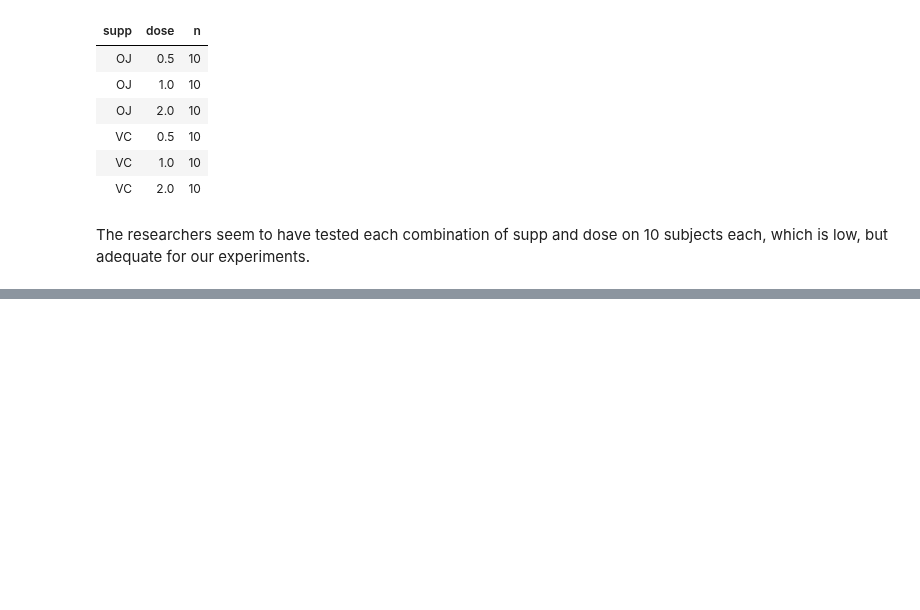
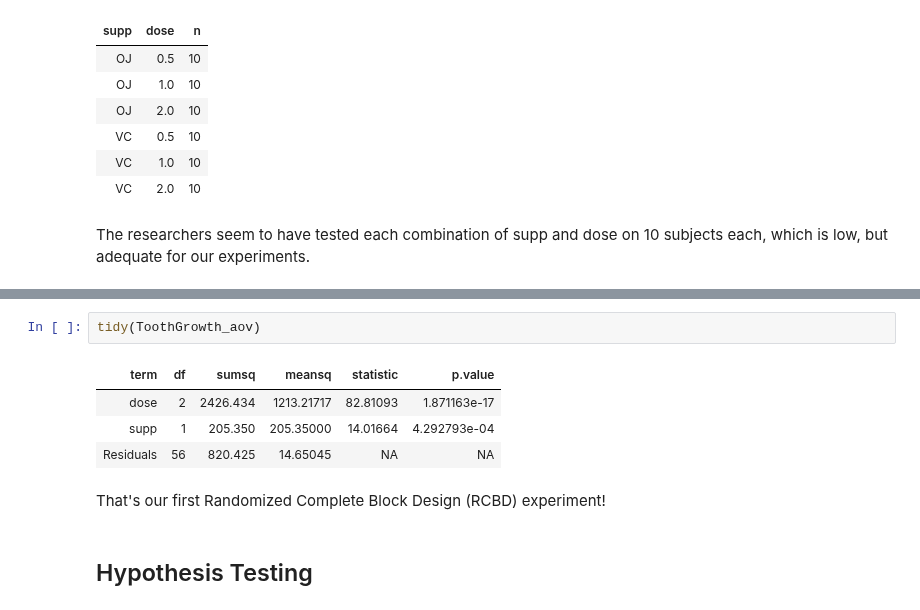
Before and after one commit to iamjz/R-Data, a Jupyter notebook: Design of Experiments.ipynb, the cells around one changed output, grey strips where cells are left out. Saved outputs shown, nothing was run; the diff lists cells and outputs as text; blank space fills up the shorter version.

```diff
--- a/Design of Experiments.ipynb
+++ b/Design of Experiments.ipynb
@@ -810,0 +853,11 @@ The researchers seem to have tested each combination of supp and dose on 10 subj
+# %%
+tidy(ToothGrowth_aov)
+# %% [output]
+| term | df | sumsq | meansq | statistic | p.value |
+| dose | 2 | 2426.434 | 1213.21717 | 82.81093 | 1.871163e-17 |
+| supp | 1 | 205.350 | 205.35000 | 14.01664 | 4.292793e-04 |
+| Residuals | 56 | 820.425 | 14.65045 | NA | NA |
+# %% [markdown]
+That's our first Randomized Complete Block Design (RCBD) experiment!
+# %% [markdown]
+## Hypothesis Testing
```
Also changed, not shown: parts of 7 cells of this notebook.
